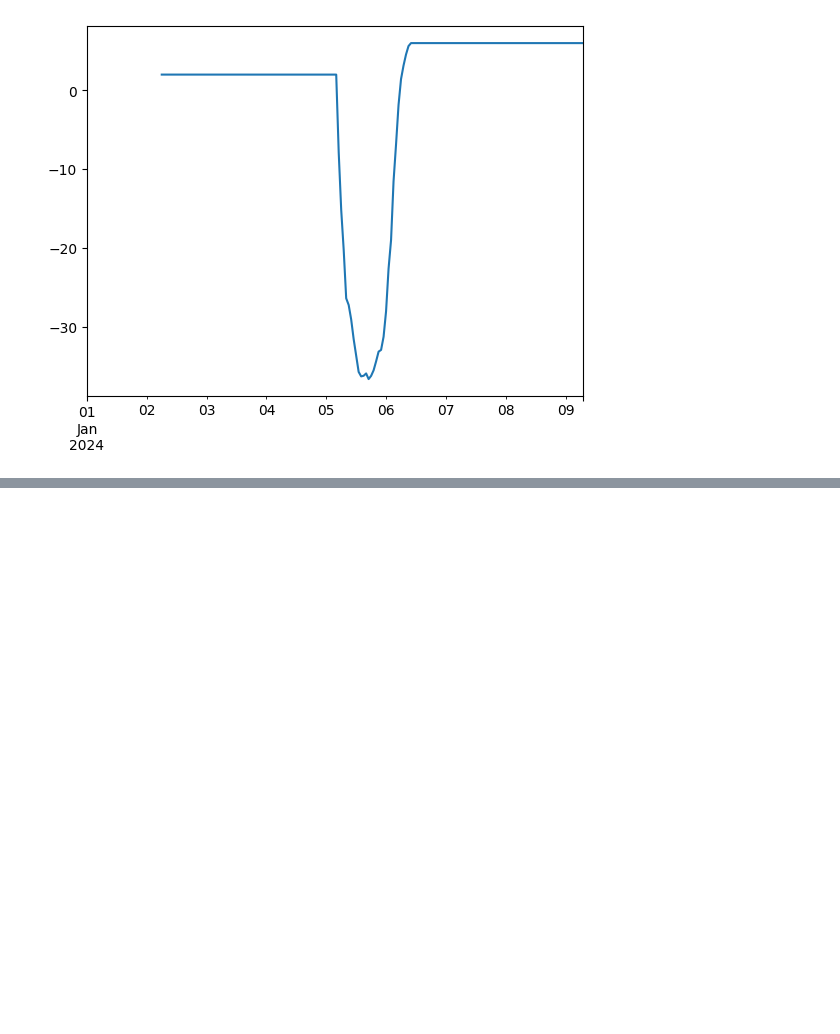
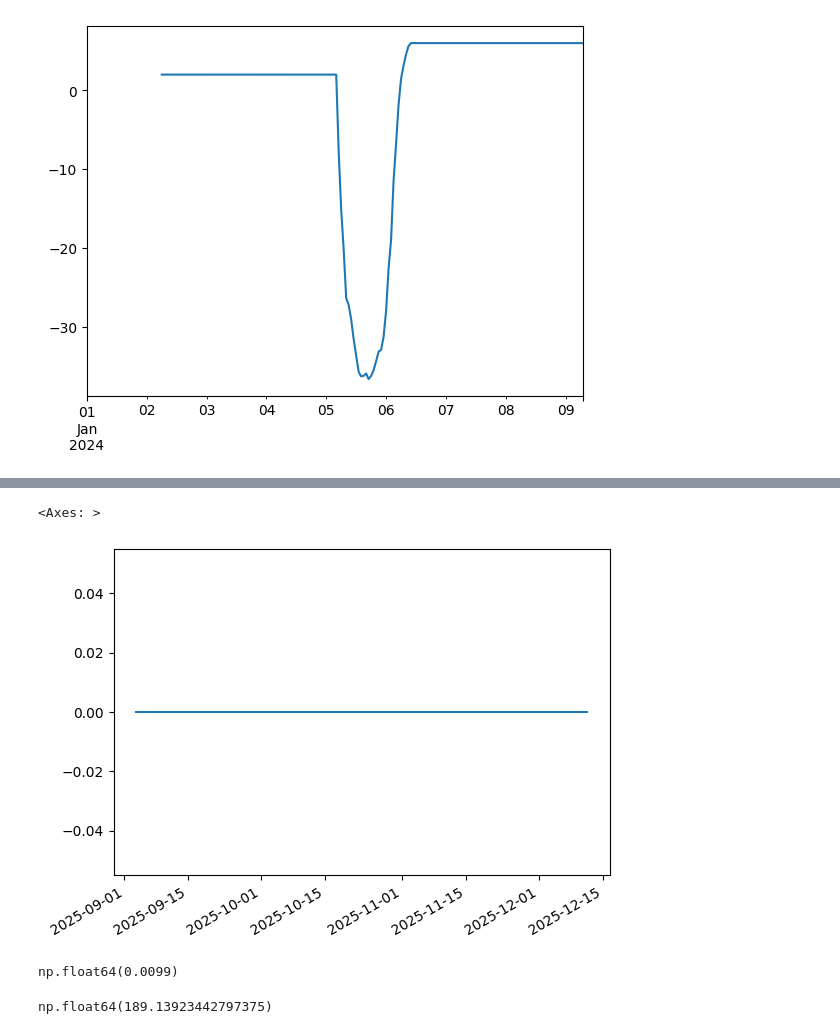
Before and after one commit to vbear97/pairs_trading_cryptocurrency, a Jupyter notebook: code_testing.ipynb, the cells around one changed output, grey strips where cells are left out. Cells and saved outputs as stored; diff of their text form; code cells hidden in the pictures; blank space fills up the shorter version.

```diff
--- a/code_testing.ipynb
+++ b/code_testing.ipynb
@@ -90,0 +161,13 @@ from trading_strategy import BollingerBandTradeStrategy, generate_synthetic_zsco
+# %%
+results['cost_series'].plot()
+# %% [output]
+<Axes: >
+[figure, added]
+# %%
+results['total_return']
+# %% [output]
+np.float64(0.0099)
+# %%
+results['sharpe']
+# %% [output]
+np.float64(189.13923442797375)
```
Also changed, not shown: parts of 18 cells of this notebook.
